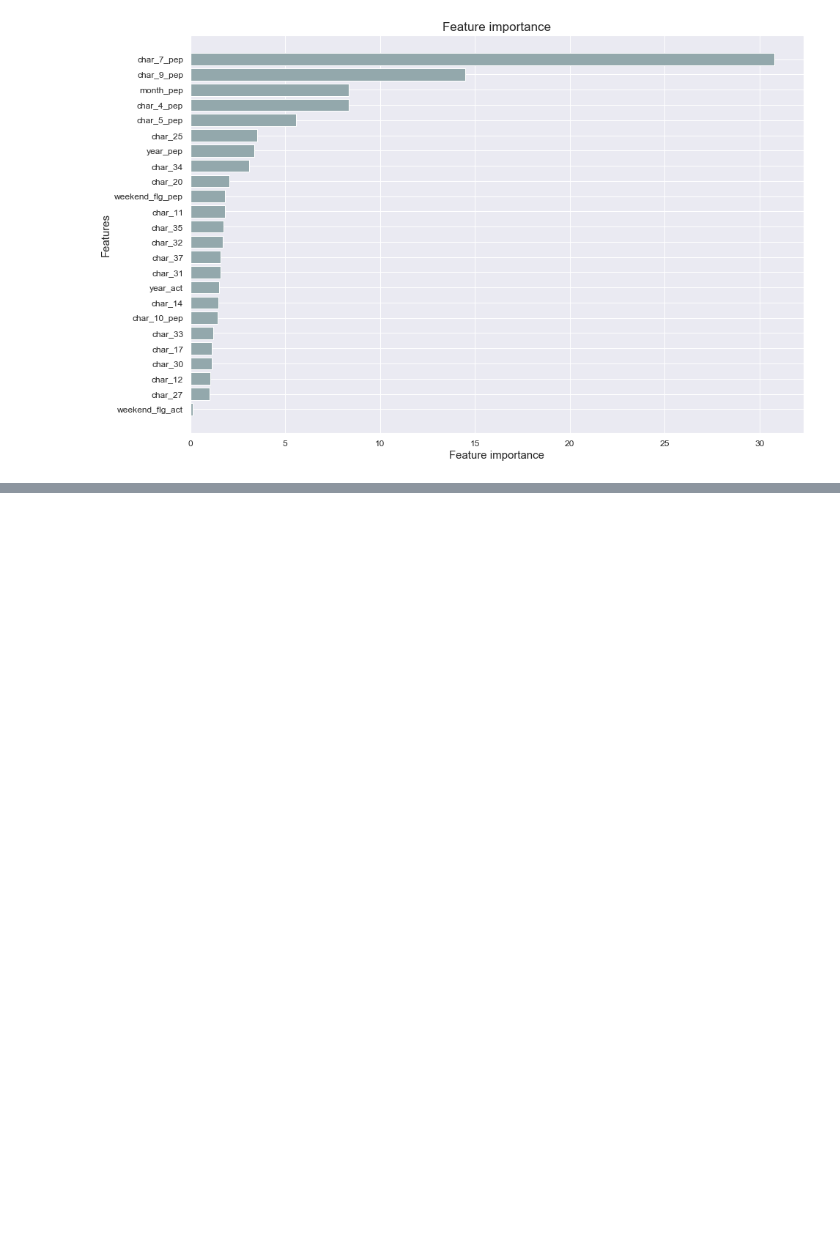
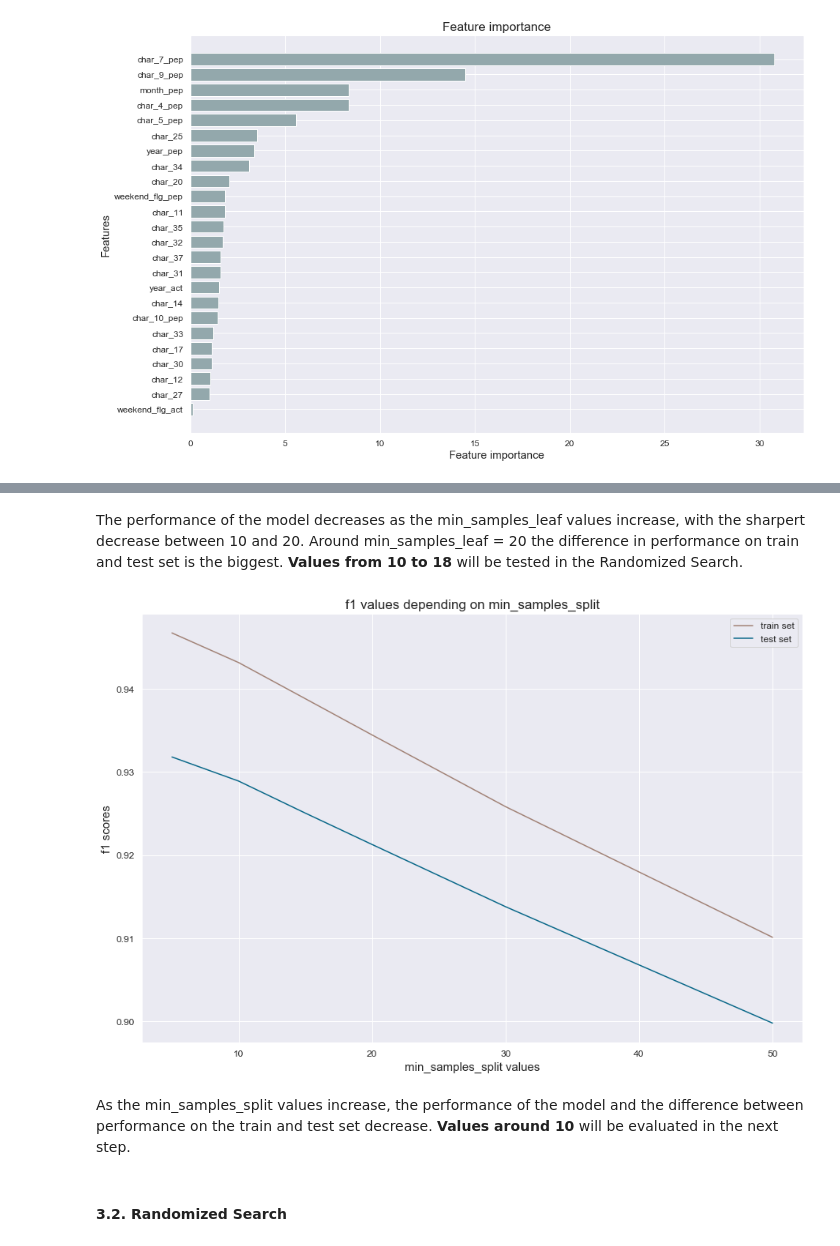
Before and after one commit to joanlenczuk/red_hat_project, a Jupyter notebook: modeling_red_hat.ipynb, the cells around one changed output, grey strips where cells are left out. Drawn from its saved outputs; the diff is of its cells as text; code cells hidden in the pictures; blank space fills up the shorter version.

```diff
--- a/modeling_red_hat.ipynb
+++ b/modeling_red_hat.ipynb
@@ -296,0 +359,10 @@ plot_feature_importance(cb, X_train, random_seed)
+# %% [markdown]
+The performance of the model decreases as the min_samples_leaf values increase, with the sharpert decrease between 10 and 20. Around min_samples_leaf = 20 the difference in performance on train and test set is the biggest. **Values from 10 to 18** will be tested in the Randomized Search.
+# %%
+plot_validation_curve(X_train, y_train, 'min_samples_split', [5, 10, 15, 20, 30, 50], scoring)
+# %% [output]
+[figure, added]
+# %% [markdown]
+As the min_samples_split values increase, the performance of the model and the difference between performance on the train and test set decrease. **Values around 10** will be evaluated in the next step.
+# %% [markdown]
+#### 3.2. Randomized Search
```
Also changed, not shown: parts of 33 cells of this notebook, 1 other file.
